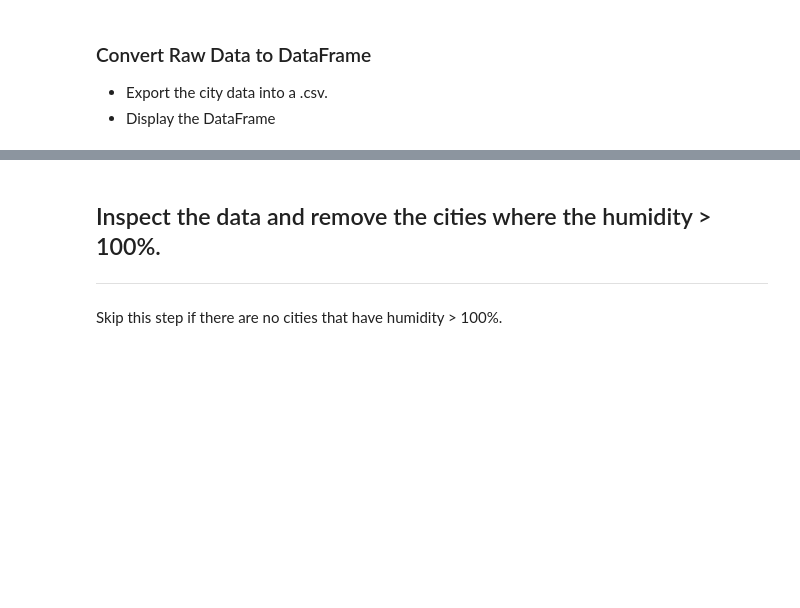
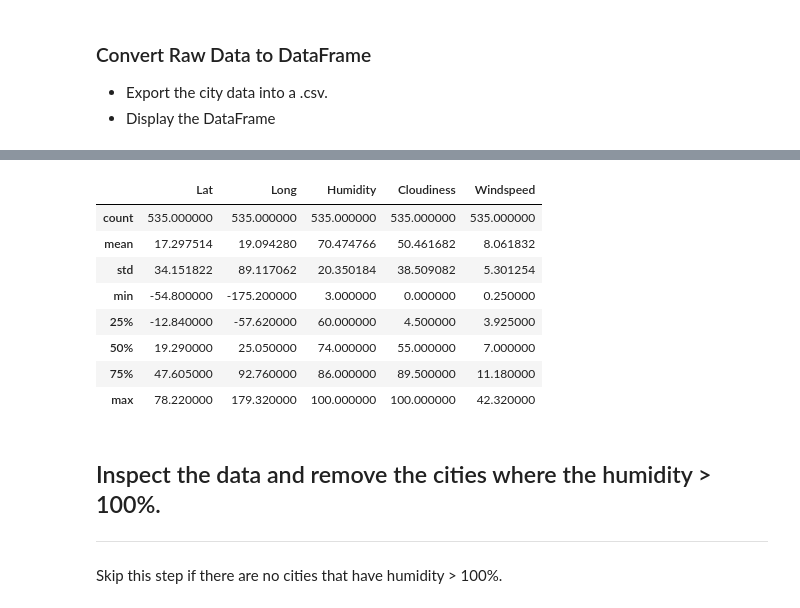
Before and after one commit to jely94/Python-API-Challenge, a Jupyter notebook: WeatherPy.ipynb, the cells around one changed output, grey strips where cells are left out. Drawn from its saved outputs; the diff is of its cells as text; code cells hidden in the pictures; blank space fills up the shorter version.

```diff
--- a/WeatherPy.ipynb
+++ b/WeatherPy.ipynb
@@ -170,3 +159,15 @@ city_data2.head()
+# %%
+city_data2.describe()
+# %% [output]
+|  | Lat | Long | Humidity | Cloudiness | Windspeed |
+| count | 535.000000 | 535.000000 | 535.000000 | 535.000000 | 535.000000 |
+| mean | 17.297514 | 19.094280 | 70.474766 | 50.461682 | 8.061832 |
+| std | 34.151822 | 89.117062 | 20.350184 | 38.509082 | 5.301254 |
+| min | -54.800000 | -175.200000 | 3.000000 | 0.000000 | 0.250000 |
+| 25% | -12.840000 | -57.620000 | 60.000000 | 4.500000 | 3.925000 |
+| 50% | 19.290000 | 25.050000 | 74.000000 | 55.000000 | 7.000000 |
+| 75% | 47.605000 | 92.760000 | 86.000000 | 89.500000 | 11.180000 |
+| max | 78.220000 | 179.320000 | 100.000000 | 100.000000 | 42.320000 |
 # %% [markdown]
 ## Inspect the data and remove the cities where the humidity > 100%.
 ----
```
Also changed, not shown: parts of 5 cells of this notebook, 1 other file.
